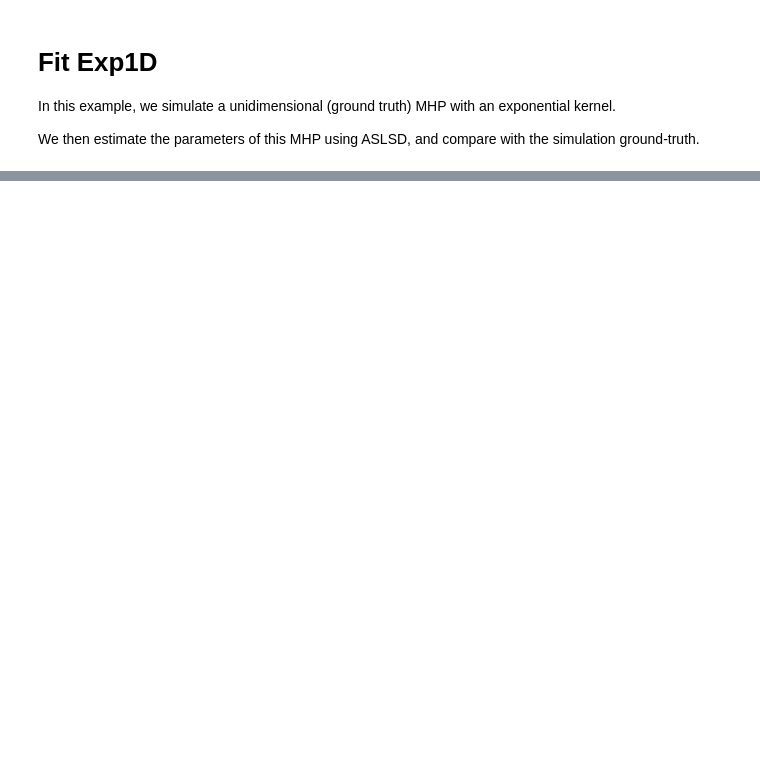
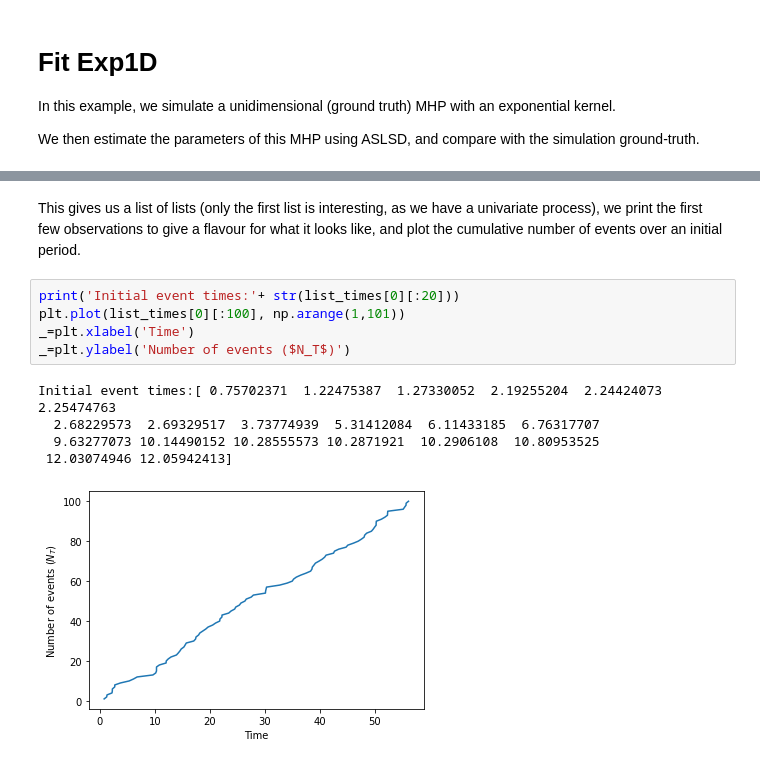
Before and after one commit to saadlabyad/aslsd, a Jupyter notebook: examples/fit_exp1d.ipynb, the cells around one changed output, grey strips where cells are left out. Saved outputs shown, nothing was run; the diff lists cells and outputs as text; blank space fills up the shorter version.

```diff
--- a/examples/fit_exp1d.ipynb
+++ b/examples/fit_exp1d.ipynb
@@ -44 +51,14 @@ Simulation Complete,  1878999  events simulated.
+# %% [markdown]
+This gives us a list of lists (only the first list is interesting, as we have a univariate process), we print the first few observations to give a flavour for what it looks like, and plot the cumulative number of events over an initial period.
+# %%
+print('Initial event times:'+ str(list_times[0][:20]))
+plt.plot(list_times[0][:100], np.arange(1,101))
+_=plt.xlabel('Time')
+_=plt.ylabel('Number of events ($N_T$)')
+# %% [output]
+Initial event times:[ 0.75702371  1.22475387  1.27330052  2.19255204  2.24424073  2.25474763
+  2.68229573  2.69329517  3.73774939  5.31412084  6.11433185  6.76317707
+  9.63277073 10.14490152 10.28555573 10.2871921  10.2906108  10.80953525
+ 12.03074946 12.05942413]
+[figure, added]
 # %% [markdown]
```
Also changed, not shown: parts of 13 cells of this notebook.
